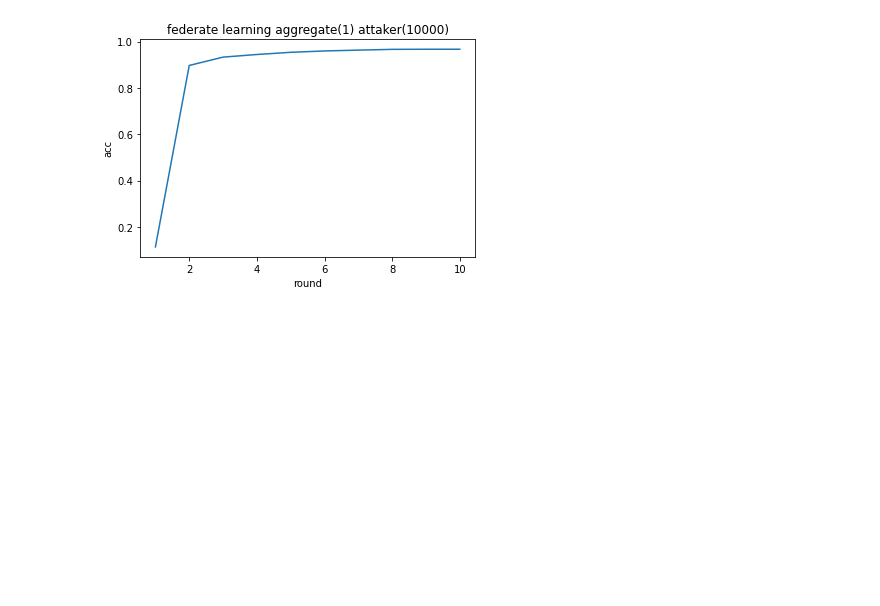
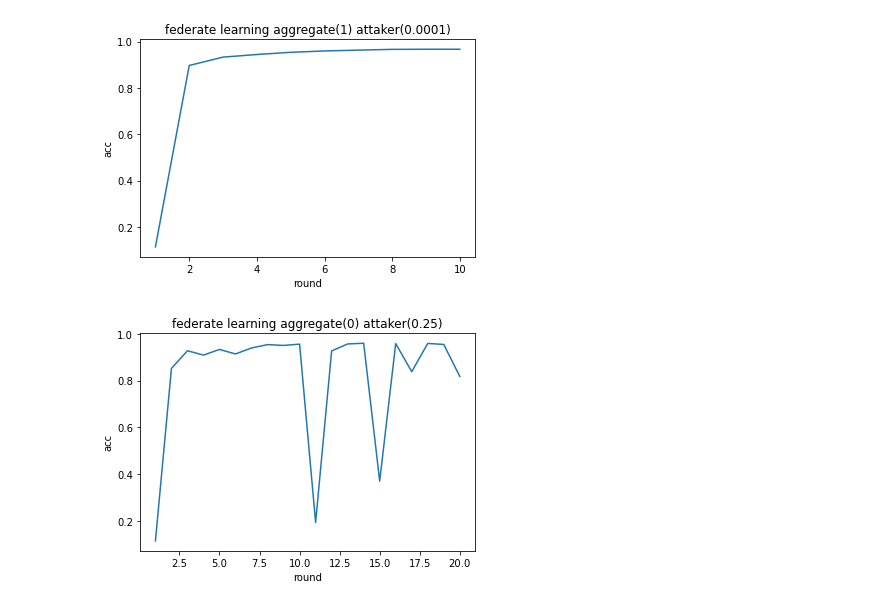
Before and after one commit to kang-ning-code/federate-learning-computing-market, a Jupyter notebook: federate_learning_with_server/visual.ipynb, the cells around one changed output. Drawn from its saved outputs; the diff is of its cells as text; code cells hidden in the pictures; blank space fills up the shorter version.

```diff
--- a/federate_learning_with_server/visual.ipynb
+++ b/federate_learning_with_server/visual.ipynb
@@ -22,2 +22,8 @@ draw_plot(df['round'],df['accuracy'],1,10000)
 # %% [output]
 [figure]
+# %%
+PATH = r'.\results\2022-03-06_13-54-17_result.txt'
+df = pd.read_csv(PATH,names=['round','accuracy'],header=None)
+draw_plot(df['round'],df['accuracy'],0, 100.0 / 4 / 100.0)
+# %% [output]
+[figure, added]
```
Also changed, not shown: parts of 4 cells of this notebook, 12 other files.
